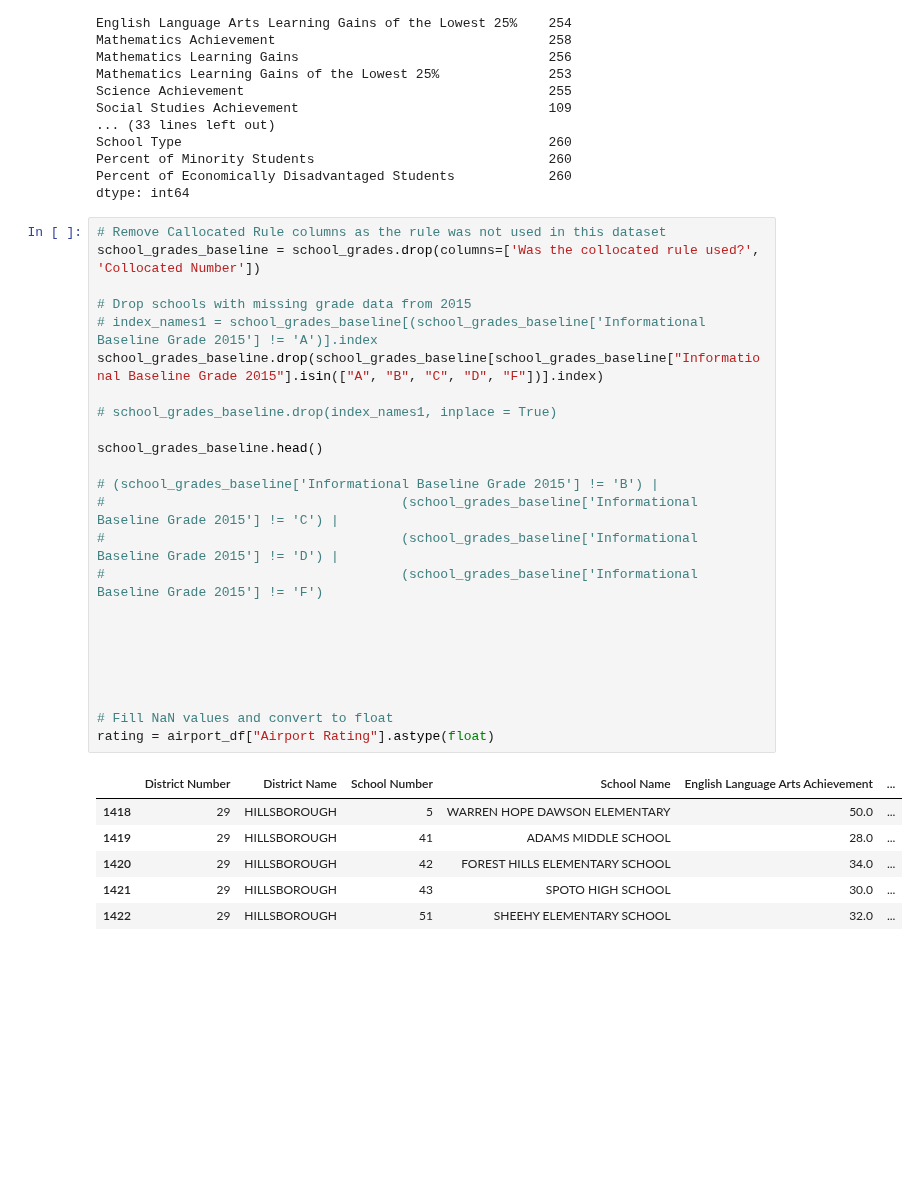
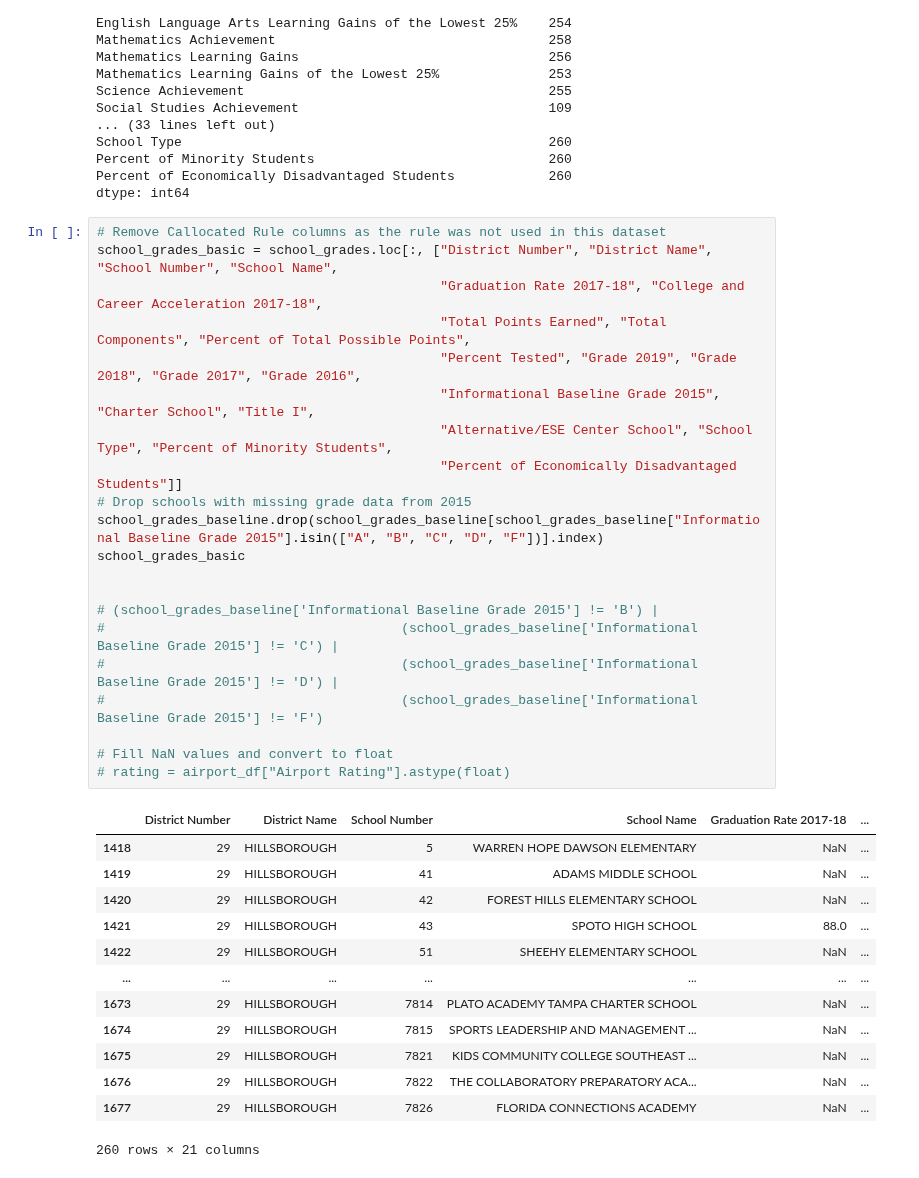
Before and after one commit to gregb23/Project1_Group4, a Jupyter notebook: KS/school_grades.ipynb, the cells around one changed output. Cells and saved outputs as stored; diff of their text form; blank space fills up the shorter version.

Commit message:
Removed columns, created basic spreadsheet

```diff
--- a/KS/school_grades.ipynb
+++ b/KS/school_grades.ipynb
@@ -40,34 +40,38 @@ Percent of Economically Disadvantaged Students            260
 dtype: int64
 # %%
 # Remove Callocated Rule columns as the rule was not used in this dataset
-school_grades_baseline = school_grades.drop(columns=['Was the collocated rule used?', 'Collocated Number'])
+school_grades_basic = school_grades.loc[:, ["District Number", "District Name", "School Number", "School Name",
+                                            "Graduation Rate 2017-18", "College and Career Acceleration 2017-18",
+                                            "Total Points Earned", "Total Components", "Percent of Total Possible Points",
+                                            "Percent Tested", "Grade 2019", "Grade 2018", "Grade 2017", "Grade 2016",
+                                            "Informational Baseline Grade 2015", "Charter School", "Title I",
+                                            "Alternative/ESE Center School", "School Type", "Percent of Minority Students",
+                                            "Percent of Economically Disadvantaged Students"]]
+# Drop schools with missing grade data from 2015
+school_grades_baseline.drop(school_grades_baseline[school_grades_baseline["Informational Baseline Grade 2015"].isin(["A", "B", "C", "D", "F"])].index)
+school_grades_basic
 
-# Drop schools with missing grade data from 2015
-# index_names1 = school_grades_baseline[(school_grades_baseline['Informational Baseline Grade 2015'] != 'A')].index
-school_grades_baseline.drop(school_grades_baseline[school_grades_baseline["Informational Baseline Grade 2015"].isin(["A", "B", "C", "D", "F"])].index)
-
-# school_grades_baseline.drop(index_names1, inplace = True)
-
-school_grades_baseline.head()
 
 # (school_grades_baseline['Informational Baseline Grade 2015'] != 'B') |
 #                                      (school_grades_baseline['Informational Baseline Grade 2015'] != 'C') |
 #                                      (school_grades_baseline['Informational Baseline Grade 2015'] != 'D') |
 #                                      (school_grades_baseline['Informational Baseline Grade 2015'] != 'F')
 
-
-
-
-
-
 # Fill NaN values and convert to float
-rating = airport_df["Airport Rating"].astype(float)
+# rating = airport_df["Airport Rating"].astype(float)
 # %% [output]
-|  | District Number | District Name | School Number | School Name | English Language Arts Achievement | ... |
-| 1418 | 29 | HILLSBOROUGH | 5 | WARREN HOPE DAWSON ELEMENTARY | 50.0 | ... |
-| 1419 | 29 | HILLSBOROUGH | 41 | ADAMS MIDDLE SCHOOL | 28.0 | ... |
-| 1420 | 29 | HILLSBOROUGH | 42 | FOREST HILLS ELEMENTARY SCHOOL | 34.0 | ... |
-| 1421 | 29 | HILLSBOROUGH | 43 | SPOTO HIGH SCHOOL | 30.0 | ... |
-| 1422 | 29 | HILLSBOROUGH | 51 | SHEEHY ELEMENTARY SCHOOL | 32.0 | ... |
+|  | District Number | District Name | School Number | School Name | Graduation Rate 2017-18 | ... |
+| 1418 | 29 | HILLSBOROUGH | 5 | WARREN HOPE DAWSON ELEMENTARY | NaN | ... |
+| 1419 | 29 | HILLSBOROUGH | 41 | ADAMS MIDDLE SCHOOL | NaN | ... |
+| 1420 | 29 | HILLSBOROUGH | 42 | FOREST HILLS ELEMENTARY SCHOOL | NaN | ... |
+| 1421 | 29 | HILLSBOROUGH | 43 | SPOTO HIGH SCHOOL | 88.0 | ... |
+| 1422 | 29 | HILLSBOROUGH | 51 | SHEEHY ELEMENTARY SCHOOL | NaN | ... |
+| ... | ... | ... | ... | ... | ... | ... |
+| 1673 | 29 | HILLSBOROUGH | 7814 | PLATO ACADEMY TAMPA CHARTER SCHOOL | NaN | ... |
+| 1674 | 29 | HILLSBOROUGH | 7815 | SPORTS LEADERSHIP AND MANAGEMENT ... | NaN | ... |
+| 1675 | 29 | HILLSBOROUGH | 7821 | KIDS COMMUNITY COLLEGE SOUTHEAST ... | NaN | ... |
+| 1676 | 29 | HILLSBOROUGH | 7822 | THE COLLABORATORY PREPARATORY ACA... | NaN | ... |
+| 1677 | 29 | HILLSBOROUGH | 7826 | FLORIDA CONNECTIONS ACADEMY | NaN | ... |
+260 rows × 21 columns
 # %%
 school_grades.head()
```
Also changed, not shown: parts of 1 cell of this notebook.
